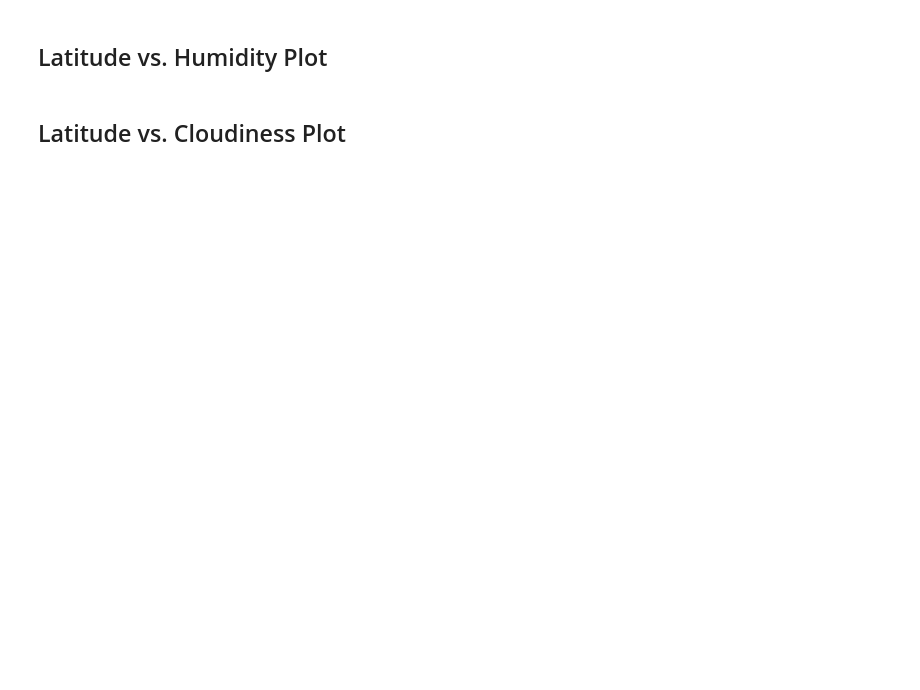
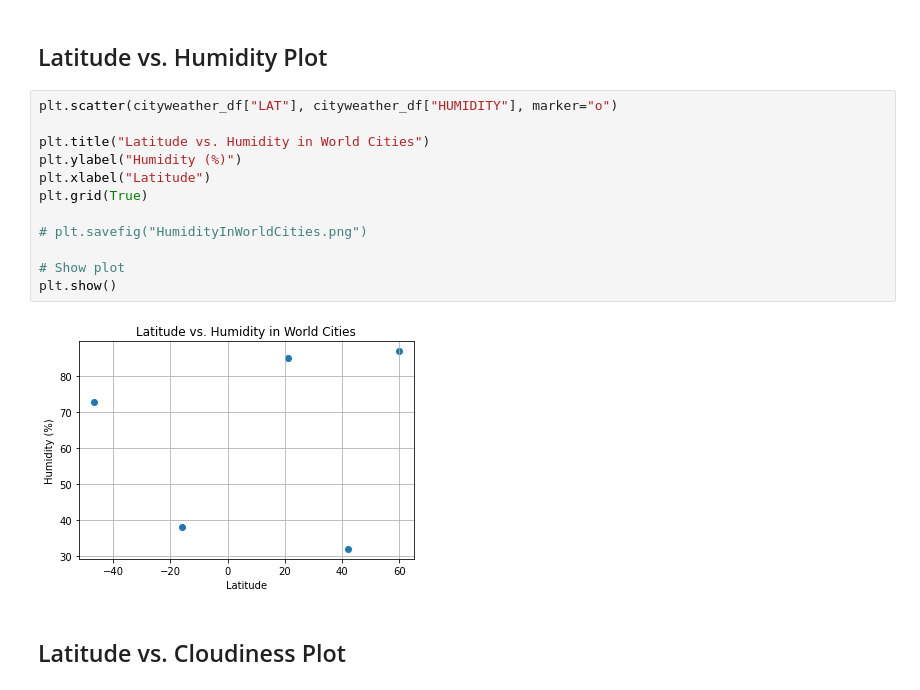
Before and after one commit to billthedataguy/python-api-challenge, a Jupyter notebook: starter_code/WeatherPy.ipynb, the cells around one changed output. Drawn from its saved outputs; the diff is of its cells as text; blank space fills up the shorter version.

```diff
--- a/starter_code/WeatherPy.ipynb
+++ b/starter_code/WeatherPy.ipynb
@@ -186,4 +257,18 @@ Skip this step if there are no cities that have humidity > 100%.
 # %% [markdown]
 ## Latitude vs. Humidity Plot
+# %%
+plt.scatter(cityweather_df["LAT"], cityweather_df["HUMIDITY"], marker="o")
+
+plt.title("Latitude vs. Humidity in World Cities")
+plt.ylabel("Humidity (%)")
+plt.xlabel("Latitude")
+plt.grid(True)
+
+# plt.savefig("HumidityInWorldCities.png")
+
+# Show plot
+plt.show()
+# %% [output]
+[figure, added]
 # %% [markdown]
 ## Latitude vs. Cloudiness Plot
```
Also changed, not shown: parts of 18 cells of this notebook.
